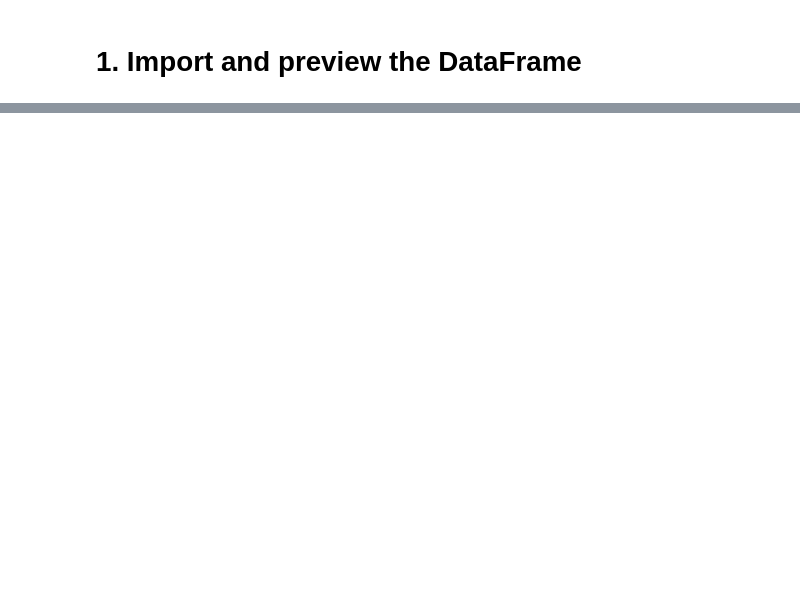
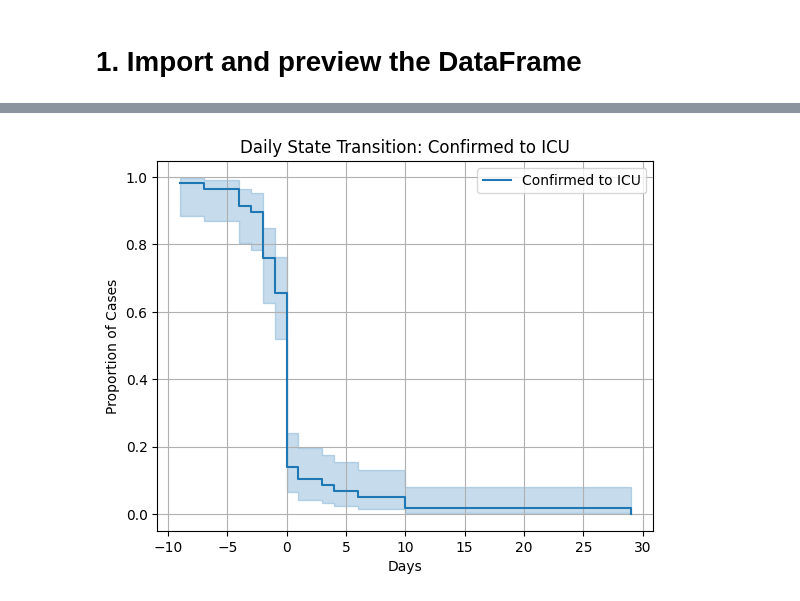
Before and after one commit to dmdce/CSMODEL-MCO1-Notebook-Files, a Jupyter notebook: CSMODEL_MCO1_Notebook.ipynb, the cells around one changed output, grey strips where cells are left out. Cells and saved outputs as stored; diff of their text form; code cells hidden in the pictures; blank space fills up the shorter version.

```diff
--- a/CSMODEL_MCO1_Notebook.ipynb
+++ b/CSMODEL_MCO1_Notebook.ipynb
@@ -261,0 +230,17 @@ r = 0.821
+# %%
+# Use kmf to estimate Confirmed to ICU survival function
+kmf.fit(
+    durations = df_clean_C_to_IC['duration_C_to_IC'],
+    event_observed = df_clean_C_to_IC['event_C_to_IC'],
+    label = 'Confirmed to ICU'
+)
+
+# View
+kmf.plot_survival_function()
+plt.title('Daily State Transition: Confirmed to ICU')
+plt.xlabel('Days')
+plt.ylabel('Proportion of Cases')
+plt.grid(True)
+plt.show()
+# %% [output]
+[figure, added]
```
Also changed, not shown: parts of 48 cells of this notebook.
